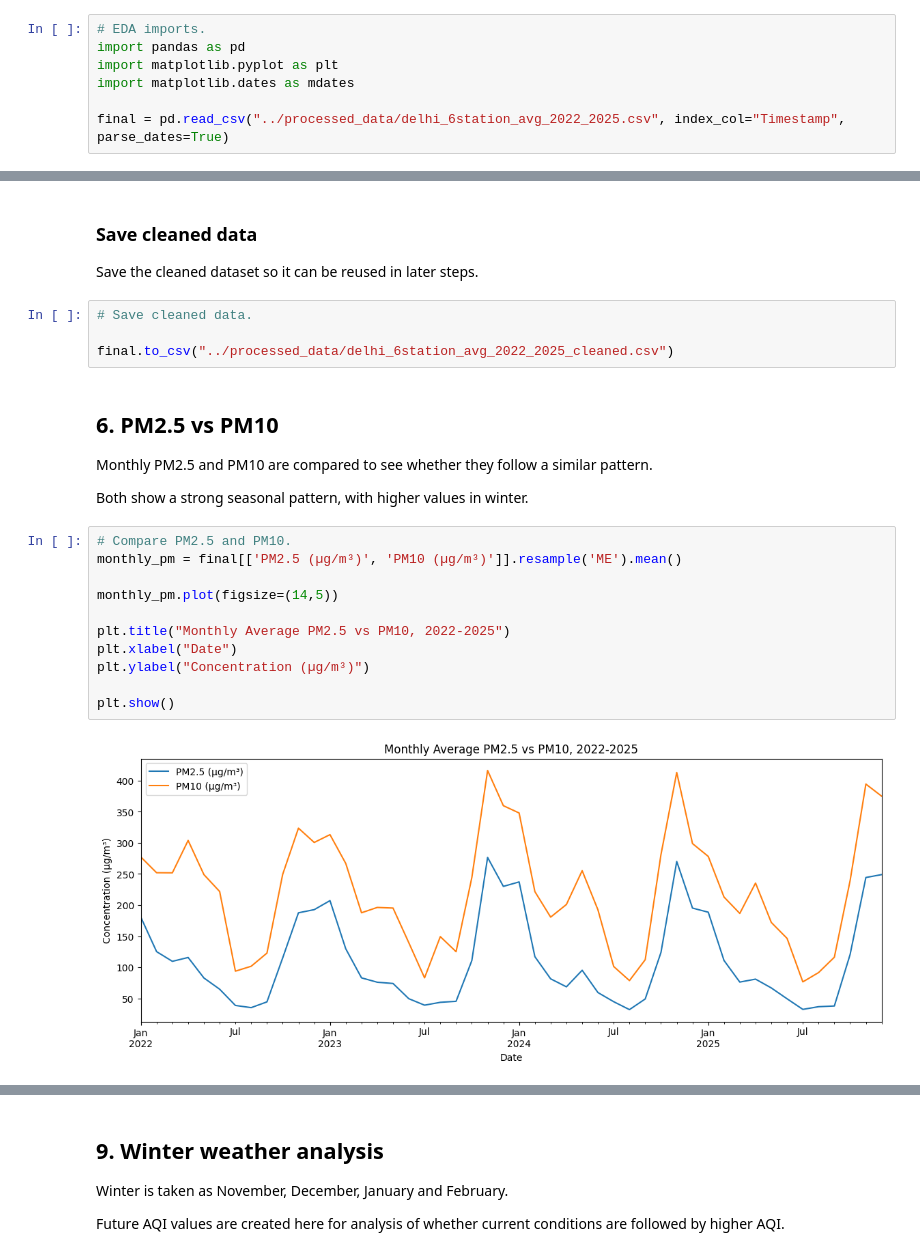
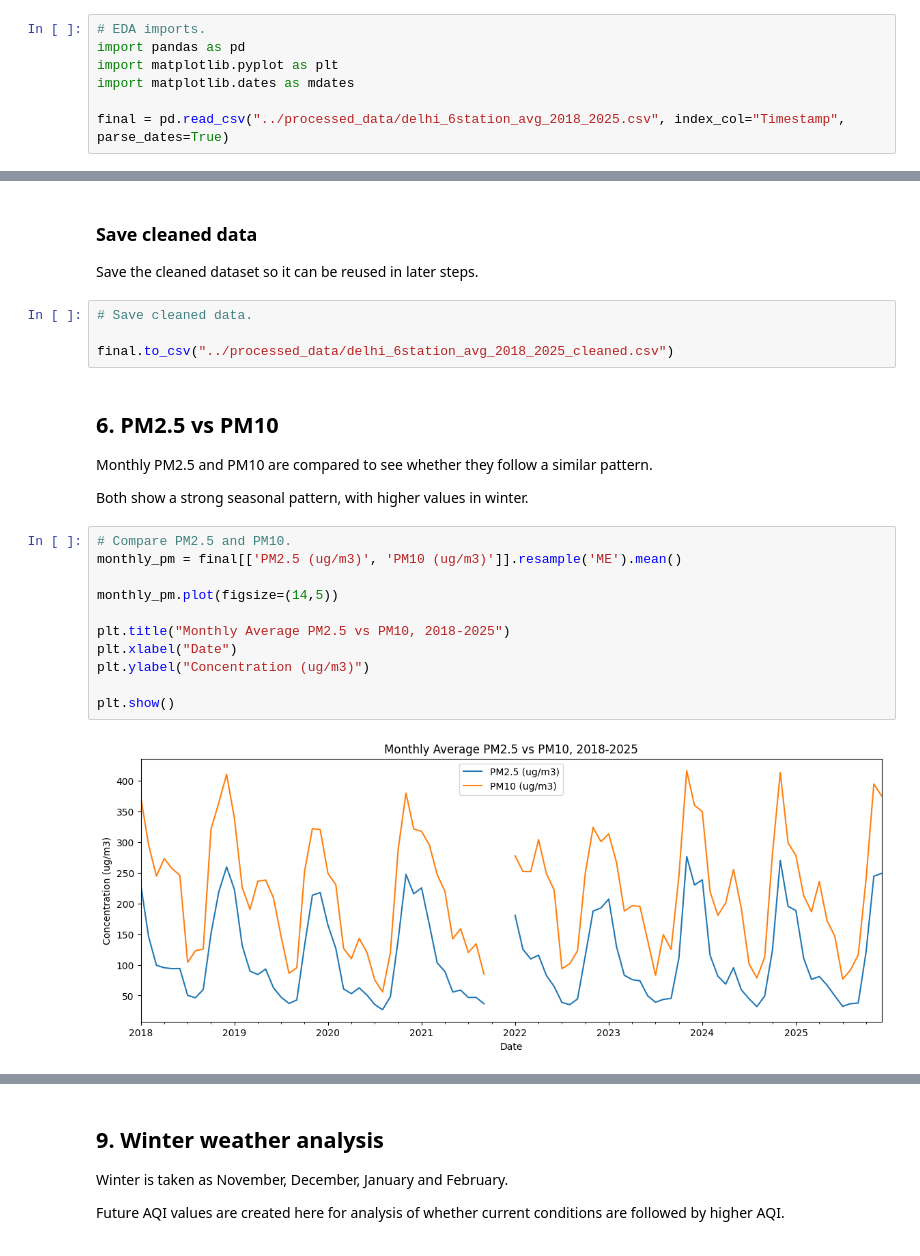
Before and after one commit to texas-ctrl/Delhi-aqi-forecasting, a Jupyter notebook: notebooks/02_eda_data.ipynb, the cells around one changed output, grey strips where cells are left out. Saved outputs shown, nothing was run; the diff lists cells and outputs as text.

```diff
--- a/notebooks/02_eda_data.ipynb
+++ b/notebooks/02_eda_data.ipynb
@@ -22,7 +22,7 @@ import pandas as pd
 import matplotlib.pyplot as plt
 import matplotlib.dates as mdates
 
-final = pd.read_csv("../processed_data/delhi_6station_avg_2022_2025.csv", index_col="Timestamp", parse_dates=True)
+final = pd.read_csv("../processed_data/delhi_6station_avg_2018_2025.csv", index_col="Timestamp", parse_dates=True)
 # %% [markdown]
 ## 2. Daily AQI trend
 
@@ -122,7 +142,7 @@ Save the cleaned dataset so it can be reused in later steps.
 # %%
 # Save cleaned data.
 
-final.to_csv("../processed_data/delhi_6station_avg_2022_2025_cleaned.csv")
+final.to_csv("../processed_data/delhi_6station_avg_2018_2025_cleaned.csv")
 # %% [markdown]
 ## 6. PM2.5 vs PM10
 
@@ -131,15 +151,15 @@ Monthly PM2.5 and PM10 are compared to see whether they follow a similar pattern
 Both show a strong seasonal pattern, with higher values in winter.
 # %%
 # Compare PM2.5 and PM10.
-monthly_pm = final[['PM2.5 (µg/m³)', 'PM10 (µg/m³)']].resample('ME').mean()
+monthly_pm = final[['PM2.5 (ug/m3)', 'PM10 (ug/m3)']].resample('ME').mean()
 
 monthly_pm.plot(figsize=(14,5))
 
-plt.title("Monthly Average PM2.5 vs PM10, 2022-2025")
+plt.title("Monthly Average PM2.5 vs PM10, 2018-2025")
 plt.xlabel("Date")
-plt.ylabel("Concentration (µg/m³)")
+plt.ylabel("Concentration (ug/m3)")
 
 plt.show()
 # %% [output]
-[figure, old version]
+[figure, new version]
 # %% [markdown]
```
Also changed, not shown: parts of 42 cells of this notebook, 12 other files.
